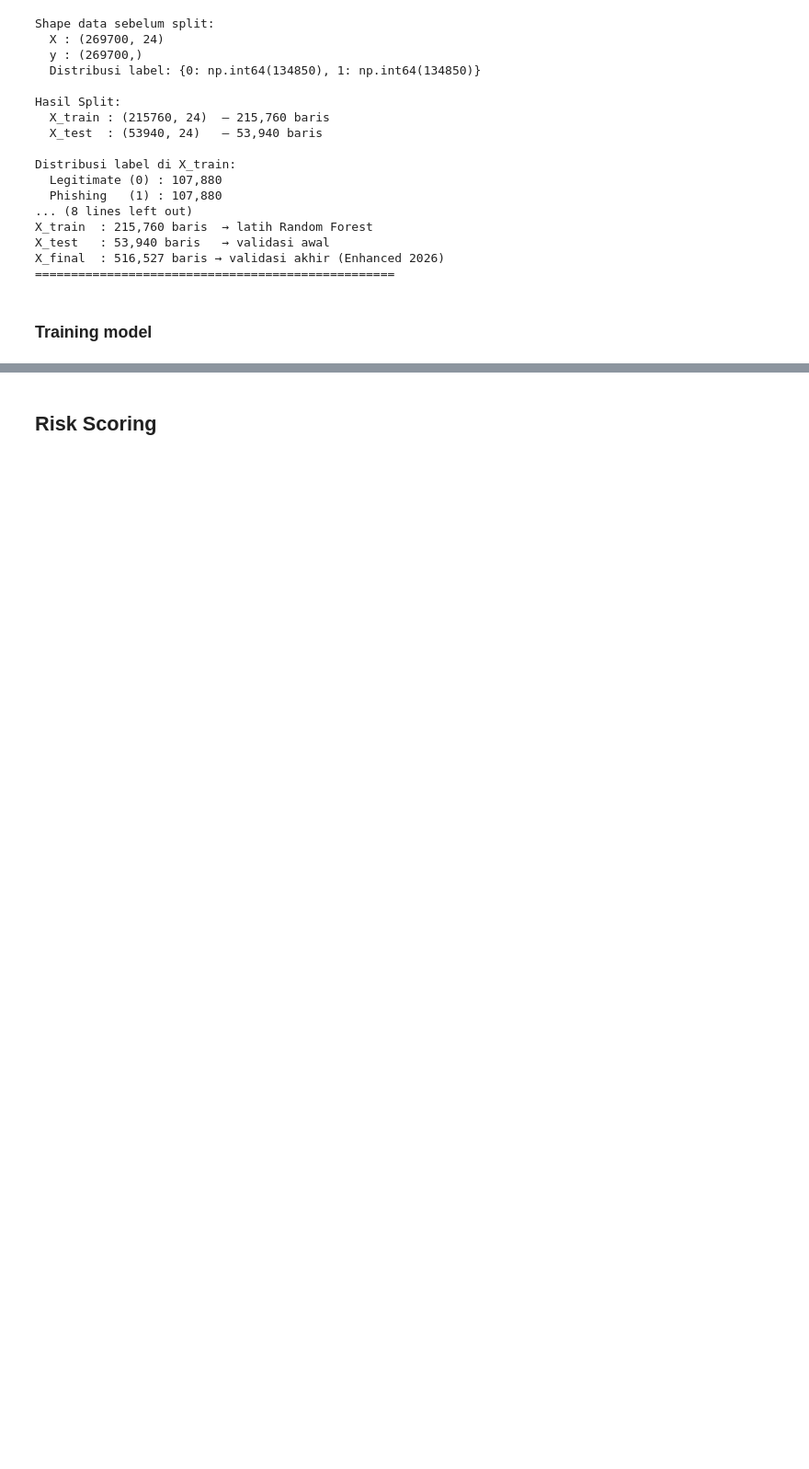
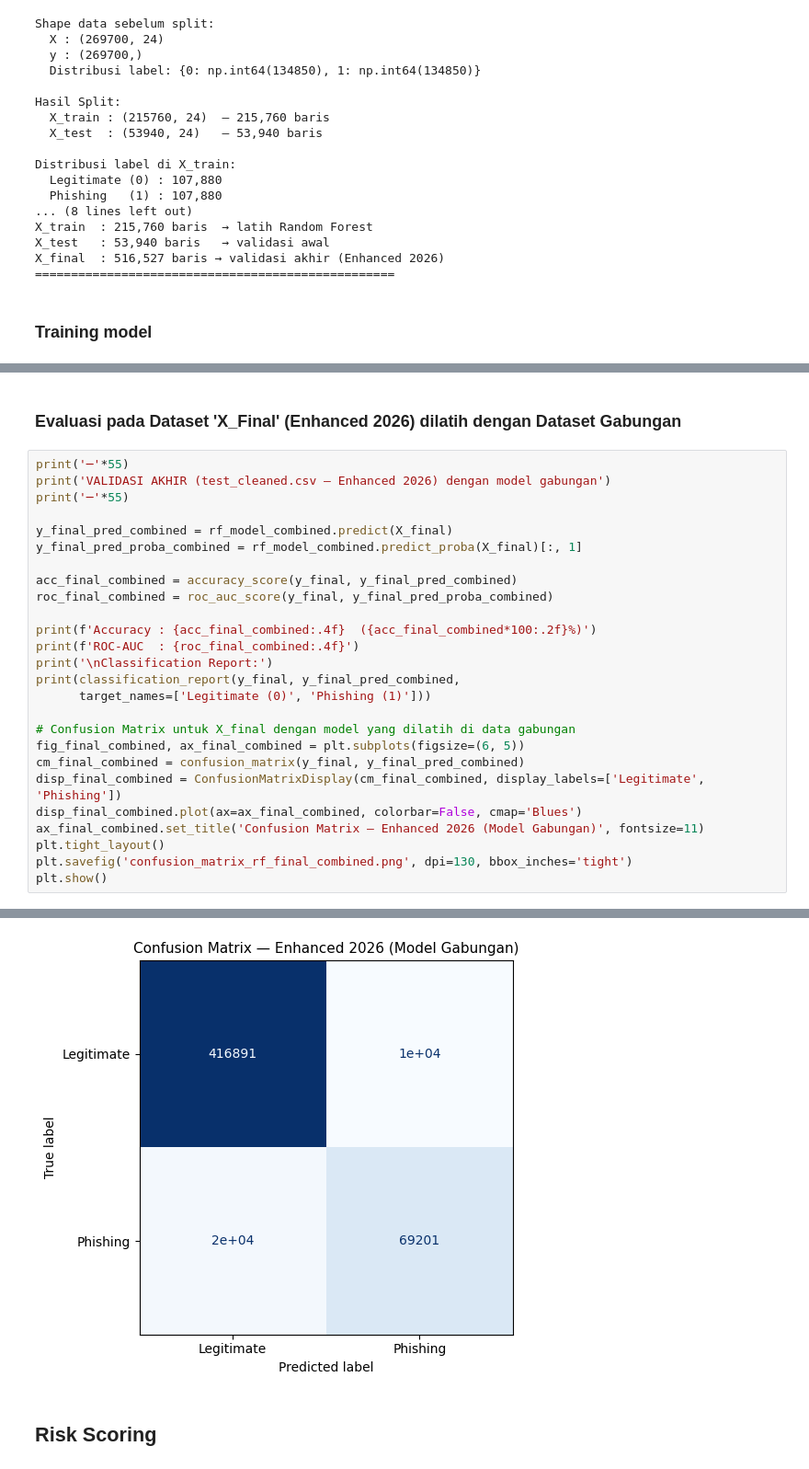
Before and after one commit to EpiccSafe-Capstone/epicc-safe-system, a Jupyter notebook: Capstone_Project_ML_(revisi).ipynb, the cells around one changed output, grey strips where cells are left out. Shown at 92% size. Saved outputs shown, nothing was run; the diff lists cells and outputs as text; blank space fills up the shorter version.

```diff
--- a/Capstone_Project_ML_(revisi).ipynb
+++ b/Capstone_Project_ML_(revisi).ipynb
@@ -784,0 +1090,29 @@ X_final  : 516,527 baris → validasi akhir (Enhanced 2026)
+# %% [markdown]
+### Evaluasi pada Dataset 'X_Final' (Enhanced 2026) dilatih dengan Dataset Gabungan
+# %%
+print('─'*55)
+print('VALIDASI AKHIR (test_cleaned.csv — Enhanced 2026) dengan model gabungan')
+print('─'*55)
+
+y_final_pred_combined = rf_model_combined.predict(X_final)
+y_final_pred_proba_combined = rf_model_combined.predict_proba(X_final)[:, 1]
+
+acc_final_combined = accuracy_score(y_final, y_final_pred_combined)
+roc_final_combined = roc_auc_score(y_final, y_final_pred_proba_combined)
+
+print(f'Accuracy : {acc_final_combined:.4f}  ({acc_final_combined*100:.2f}%)')
+print(f'ROC-AUC  : {roc_final_combined:.4f}')
+print('\nClassification Report:')
+print(classification_report(y_final, y_final_pred_combined,
+      target_names=['Legitimate (0)', 'Phishing (1)']))
+
+# Confusion Matrix untuk X_final dengan model yang dilatih di data gabungan
+fig_final_combined, ax_final_combined = plt.subplots(figsize=(6, 5))
+cm_final_combined = confusion_matrix(y_final, y_final_pred_combined)
+disp_final_combined = ConfusionMatrixDisplay(cm_final_combined, display_labels=['Legitimate', 'Phishing'])
+disp_final_combined.plot(ax=ax_final_combined, colorbar=False, cmap='Blues')
+ax_final_combined.set_title('Confusion Matrix — Enhanced 2026 (Model Gabungan)', fontsize=11)
+plt.tight_layout()
+plt.savefig('confusion_matrix_rf_final_combined.png', dpi=130, bbox_inches='tight')
+plt.show()
+# %% [output]
@@ -785,2 +1134,3 @@ X_final  : 516,527 baris → validasi akhir (Enhanced 2026)
+[figure, added]
 # %% [markdown]
 ## Risk Scoring
```
Also changed, not shown: parts of 21 cells of this notebook.
